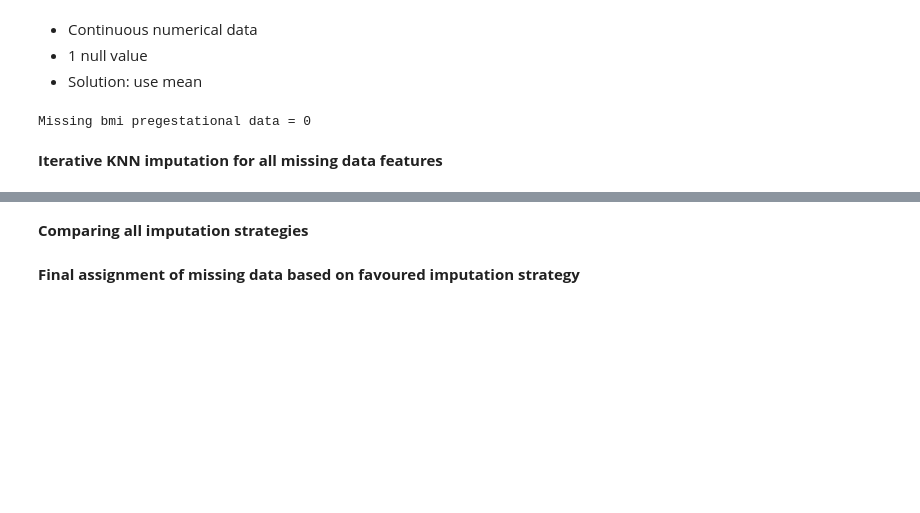
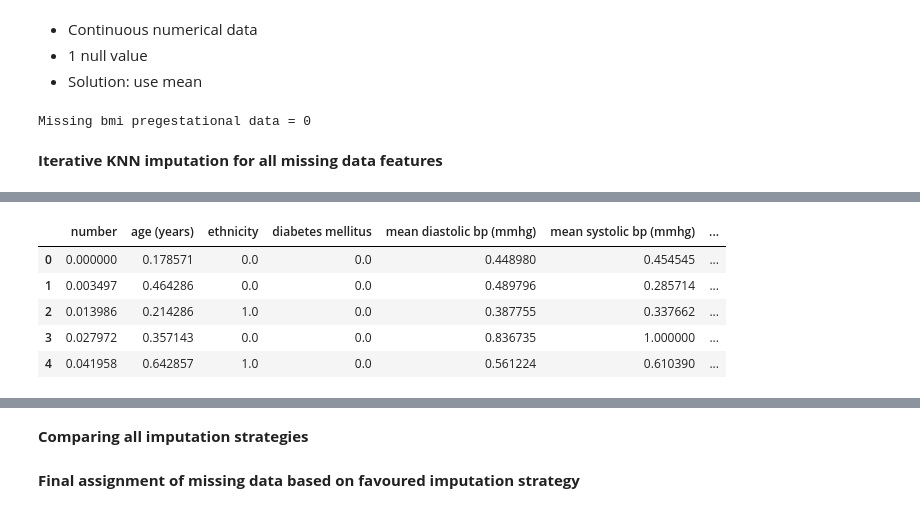
Before and after one commit to FBackhouse1/CaseStudy_PregnancyDiabetes_PreProcessing, a Jupyter notebook: CaseStudy_Diabetes.ipynb, the cells around one changed output, grey strips where cells are left out. Saved outputs shown, nothing was run; the diff lists cells and outputs as text; code cells hidden in the pictures; blank space fills up the shorter version.

```diff
--- a/CaseStudy_Diabetes.ipynb
+++ b/CaseStudy_Diabetes.ipynb
@@ -678,0 +728,12 @@ Missing bmi pregestational data = 0
+# %%
+# Feature scaling
+knn_scaler = MinMaxScaler()
+diabetes_knn_scaled = pd.DataFrame(knn_scaler.fit_transform(diabetes_knn), columns = diabetes_knn.columns, index = diabetes_knn.index)
+diabetes_knn_scaled.head()
+# %% [output]
+|  | number | age (years) | ethnicity | diabetes mellitus | mean diastolic bp (mmhg) | mean systolic bp (mmhg) | ... |
+| 0 | 0.000000 | 0.178571 | 0.0 | 0.0 | 0.448980 | 0.454545 | ... |
+| 1 | 0.003497 | 0.464286 | 0.0 | 0.0 | 0.489796 | 0.285714 | ... |
+| 2 | 0.013986 | 0.214286 | 1.0 | 0.0 | 0.387755 | 0.337662 | ... |
+| 3 | 0.027972 | 0.357143 | 0.0 | 0.0 | 0.836735 | 1.000000 | ... |
+| 4 | 0.041958 | 0.642857 | 1.0 | 0.0 | 0.561224 | 0.610390 | ... |
```
Also changed, not shown: parts of 7 cells of this notebook.
